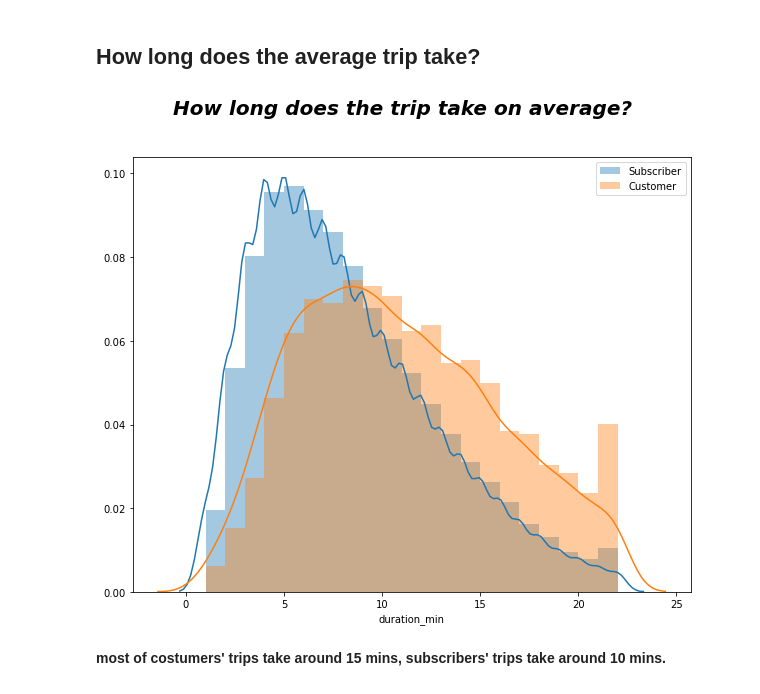
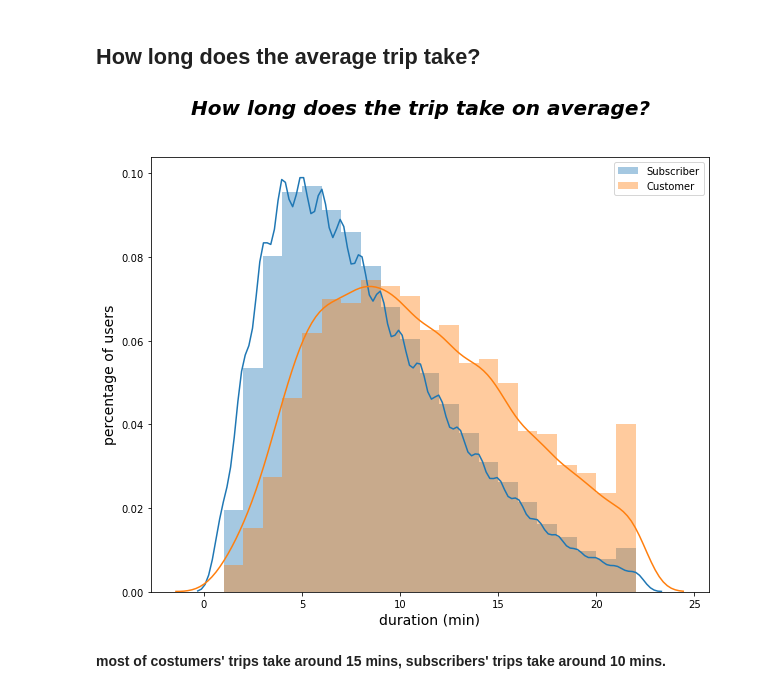
Before and after one commit to AhmedAdelDraz/bikeshare_visualization, a Jupyter notebook: slide_deck_template.ipynb, the cells around one changed output. Cells and saved outputs as stored; diff of their text form; code cells hidden in the pictures.

```diff
--- a/slide_deck_template.ipynb
+++ b/slide_deck_template.ipynb
@@ -206,18 +210,20 @@ plt.legend();
 # %%
 fig = plt.figure(figsize=(10,8))
 plt.suptitle('How long does the trip take on average?',fontsize= 20, style='italic',fontweight='bold')
 
 #subscriber or customer
 duration_min_subscriber = df.query('user_type == "Subscriber"').duration_min
 duration_min_customer = df.query('user_type == "Customer"').duration_min
 
 bins = np.arange(0,duration_min_subscriber.max()+1,1)
 ax = fig.add_subplot(111)
 sns.distplot(duration_min_subscriber,bins=bins,label='Subscriber',ax=ax)
 sns.distplot(duration_min_customer,bins=bins,label='Customer',ax=ax)
+plt.xlabel('duration (min)',fontsize=14)
+plt.ylabel('percentage of users',fontsize=14)
 plt.legend();
 # %% [output]
-[figure, old version]
+[figure, new version]
 # %% [markdown]
 **most of costumers' trips take around 15 mins, subscribers' trips take around 10 mins.**
 # %% [markdown]
```
Also changed, not shown: parts of 2 cells of this notebook, 1 other file.
